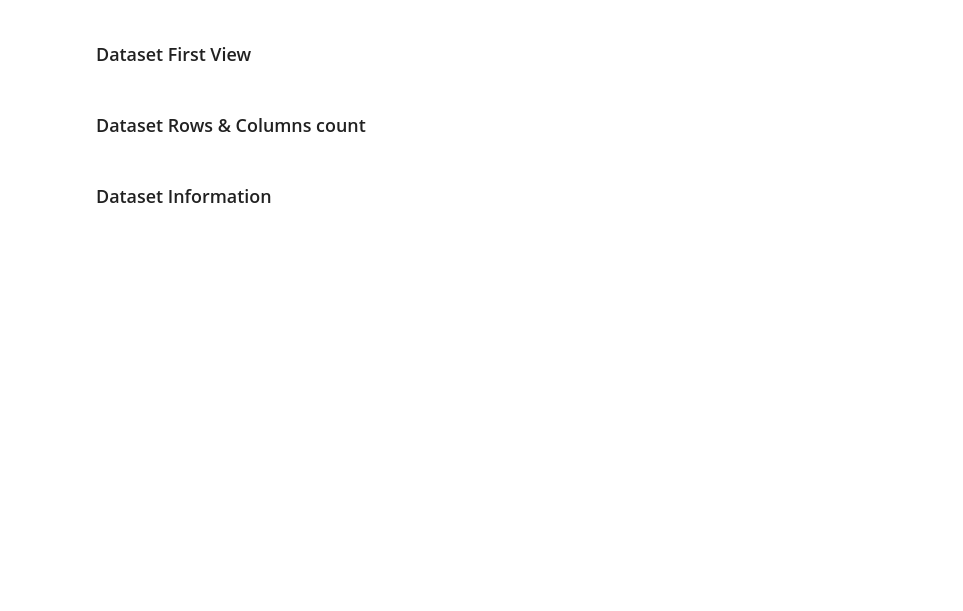
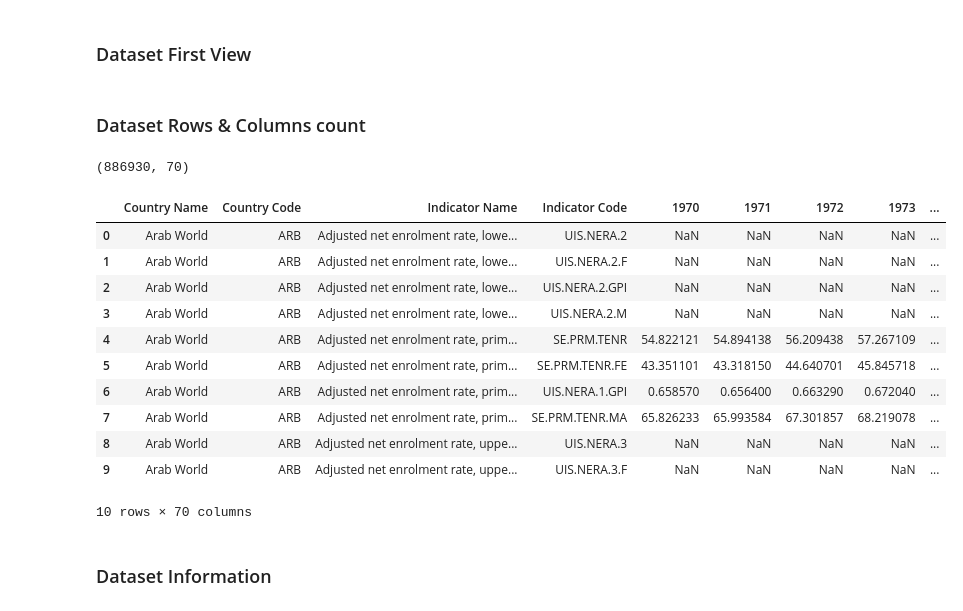
Before and after one commit to bhupesh-oo7/Capstone-EDA, a Jupyter notebook: Capstone_Project_EDA.ipynb, the cells around one changed output. Saved outputs shown, nothing was run; the diff lists cells and outputs as text; code cells hidden in the pictures; blank space fills up the shorter version.

```diff
--- a/Capstone_Project_EDA.ipynb
+++ b/Capstone_Project_EDA.ipynb
@@ -74,7 +78,29 @@ M - Multivariate Analysis
+# %%
+path='/content/drive/MyDrive/Colab Notebooks/Capstone Project: EDA/EdStatsData.csv'
+Edustats_df = pd.read_csv(path)
 # %% [markdown]
 ### Dataset Rows & Columns count
 # %%
 # Dataset Rows & Columns count
+Edustats_df.shape
+# %% [output]
+(886930, 70)
+# %%
+# Dataset Explore
+Edustats_df.head(10)
+# %% [output]
+|  | Country Name | Country Code | Indicator Name | Indicator Code | 1970 | 1971 | 1972 | 1973 | ... |
+| 0 | Arab World | ARB | Adjusted net enrolment rate, lowe... | UIS.NERA.2 | NaN | NaN | NaN | NaN | ... |
+| 1 | Arab World | ARB | Adjusted net enrolment rate, lowe... | UIS.NERA.2.F | NaN | NaN | NaN | NaN | ... |
+| 2 | Arab World | ARB | Adjusted net enrolment rate, lowe... | UIS.NERA.2.GPI | NaN | NaN | NaN | NaN | ... |
+| 3 | Arab World | ARB | Adjusted net enrolment rate, lowe... | UIS.NERA.2.M | NaN | NaN | NaN | NaN | ... |
+| 4 | Arab World | ARB | Adjusted net enrolment rate, prim... | SE.PRM.TENR | 54.822121 | 54.894138 | 56.209438 | 57.267109 | ... |
+| 5 | Arab World | ARB | Adjusted net enrolment rate, prim... | SE.PRM.TENR.FE | 43.351101 | 43.318150 | 44.640701 | 45.845718 | ... |
+| 6 | Arab World | ARB | Adjusted net enrolment rate, prim... | UIS.NERA.1.GPI | 0.658570 | 0.656400 | 0.663290 | 0.672040 | ... |
+| 7 | Arab World | ARB | Adjusted net enrolment rate, prim... | SE.PRM.TENR.MA | 65.826233 | 65.993584 | 67.301857 | 68.219078 | ... |
+| 8 | Arab World | ARB | Adjusted net enrolment rate, uppe... | UIS.NERA.3 | NaN | NaN | NaN | NaN | ... |
+| 9 | Arab World | ARB | Adjusted net enrolment rate, uppe... | UIS.NERA.3.F | NaN | NaN | NaN | NaN | ... |
+10 rows × 70 columns
 # %% [markdown]
 ### Dataset Information
 # %%
```
Also changed, not shown: parts of 8 cells of this notebook.
